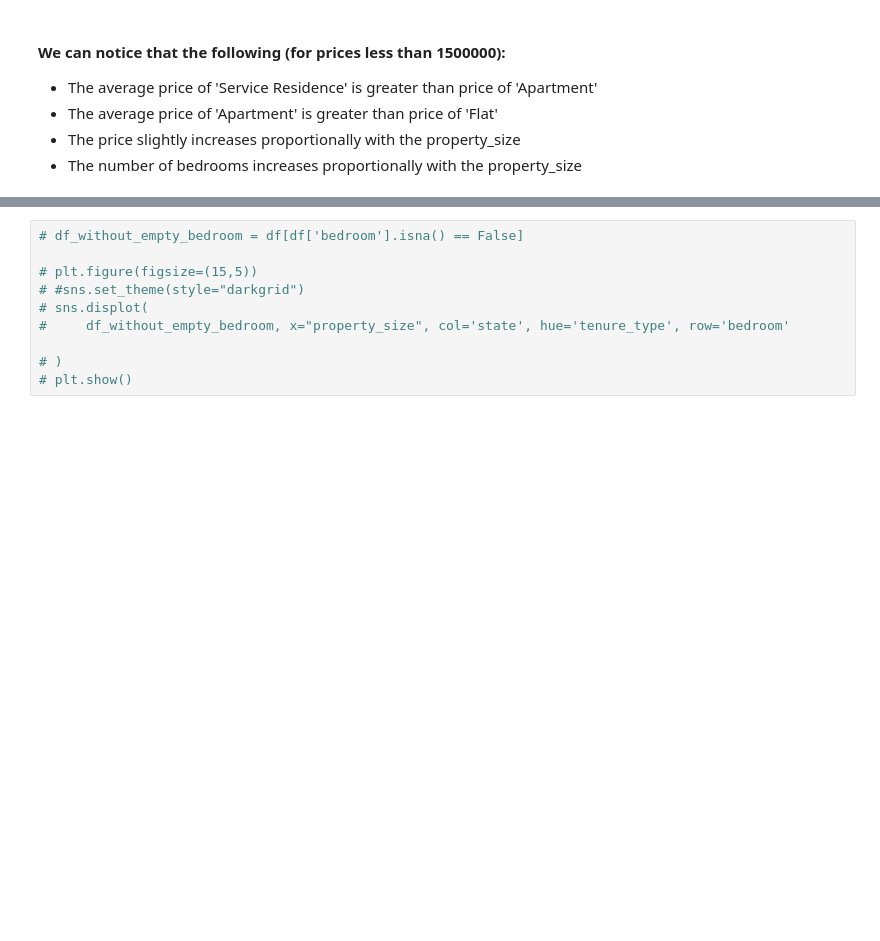
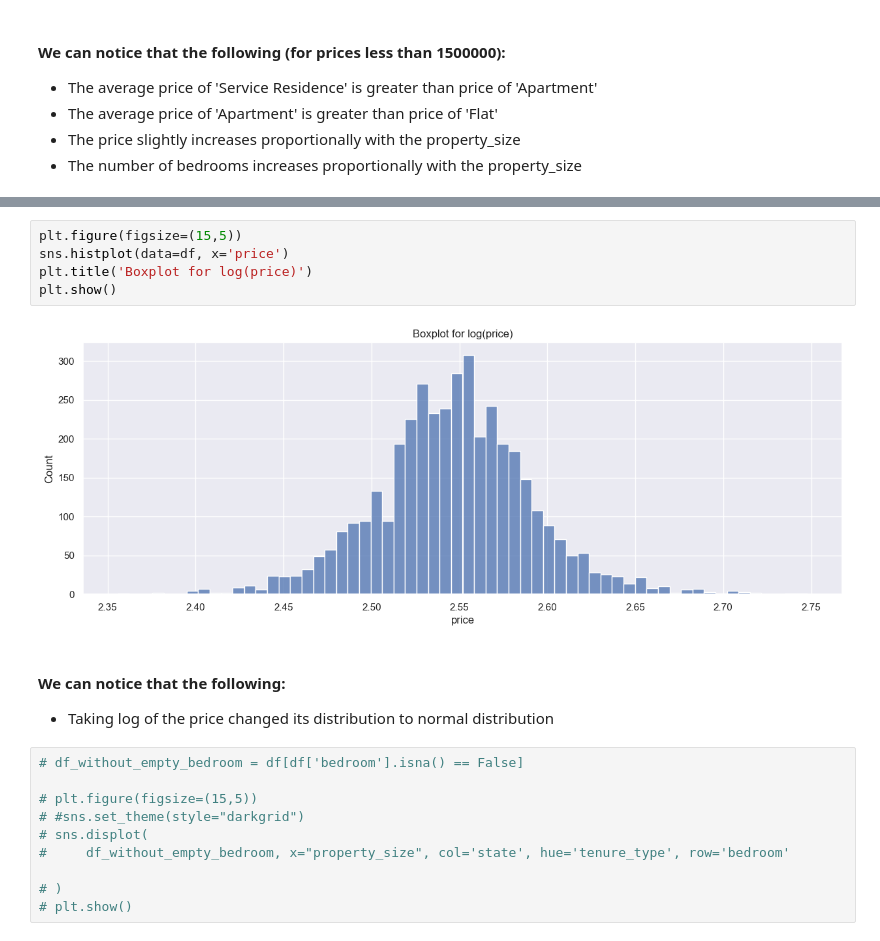
Before and after one commit to aahmedsherif/FinalProject, a Jupyter notebook: script.ipynb, the cells around one changed output, grey strips where cells are left out. Saved outputs shown, nothing was run; the diff lists cells and outputs as text; blank space fills up the shorter version.

```diff
--- a/script.ipynb
+++ b/script.ipynb
@@ -672,3 +698,13 @@ See the caveats in the documentation: https://pandas.pydata.org/pandas-docs/stab
+# %%
+plt.figure(figsize=(15,5))
+sns.histplot(data=df, x='price')
+plt.title('Boxplot for log(price)')
+plt.show()
+# %% [output]
+[figure, added]
+# %% [markdown]
+#### We can notice that the following:
+- Taking log of the price changed its distribution to normal distribution
 # %%
 # df_without_empty_bedroom = df[df['bedroom'].isna() == False]
 
```
Also changed, not shown: parts of 4 cells of this notebook.
